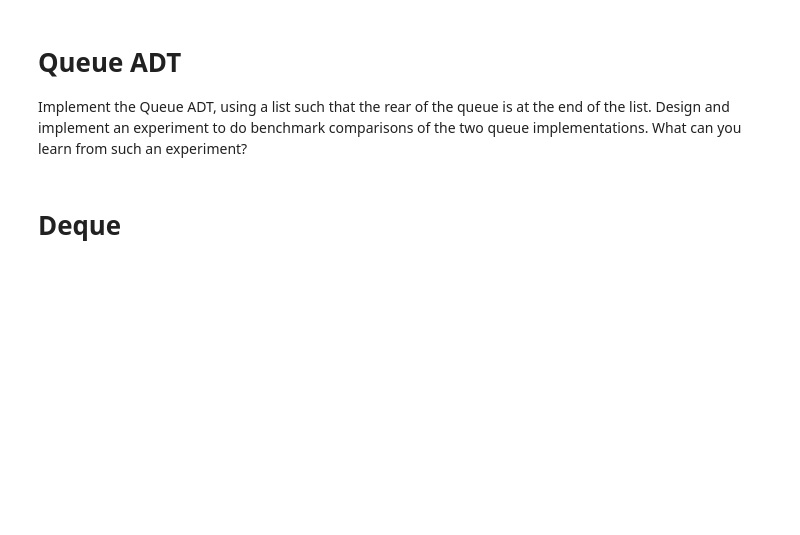
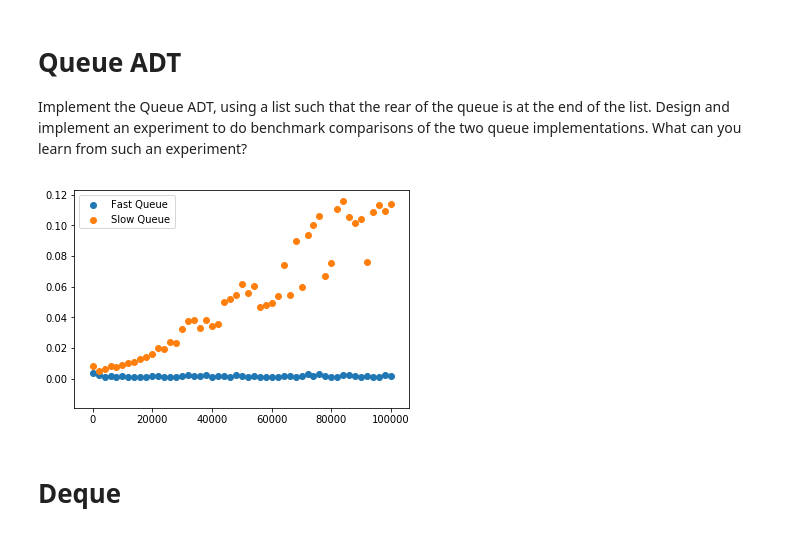
Before and after one commit to QueSabz/algorithms, a Jupyter notebook: Problem Solving with Algorithms and Data Structures.ipynb, the cells around one changed output. Cells and saved outputs as stored; diff of their text form; code cells hidden in the pictures; blank space fills up the shorter version.

```diff
--- a/Problem Solving with Algorithms and Data Structures.ipynb
+++ b/Problem Solving with Algorithms and Data Structures.ipynb
@@ -562,35 +595,38 @@ class QueueList:
     def isEmpty(self):
         return self.items == []
 
     def enqueue(self, item):
         self.items.append(item)
 
     def dequeue(self):
         self.items.pop()
 
     def size(self):
         return len(self.items)
 
 y1 = []
 y2 = []
 x = range(1, 102001, 2000)
 fastQueue = QueueList()
 slowQueue = Queue()
 
 for experiment in x:
     for loop in range(max(0, experiment - 2000), experiment):
         fastQueue.enqueue(loop)
         slowQueue.enqueue(loop)
     timer1 = timeit.Timer("fastQueue.enqueue(random.randrange(%d))" %experiment, "from __main__ import random, fastQueue")
     timer2 = timeit.Timer("slowQueue.enqueue(random.randrange(%d))" %experiment, "from __main__ import random, slowQueue")
     t1 = timer1.timeit(number=1000)
     t2 = timer2.timeit(number=1000)
     y1.append(t1)
     y2.append(t2)
 
-plt.scatter(x, y1)
-plt.scatter(x, y2)
+plt.scatter(x, y1, label="Fast Queue")
+plt.scatter(x, y2, label="Slow Queue")
+plt.legend()
 plt.show()
+# %% [output]
+[figure, added]
 # %% [markdown]
 # Deque
 # %%
```
Also changed, not shown: parts of 12 cells of this notebook.
